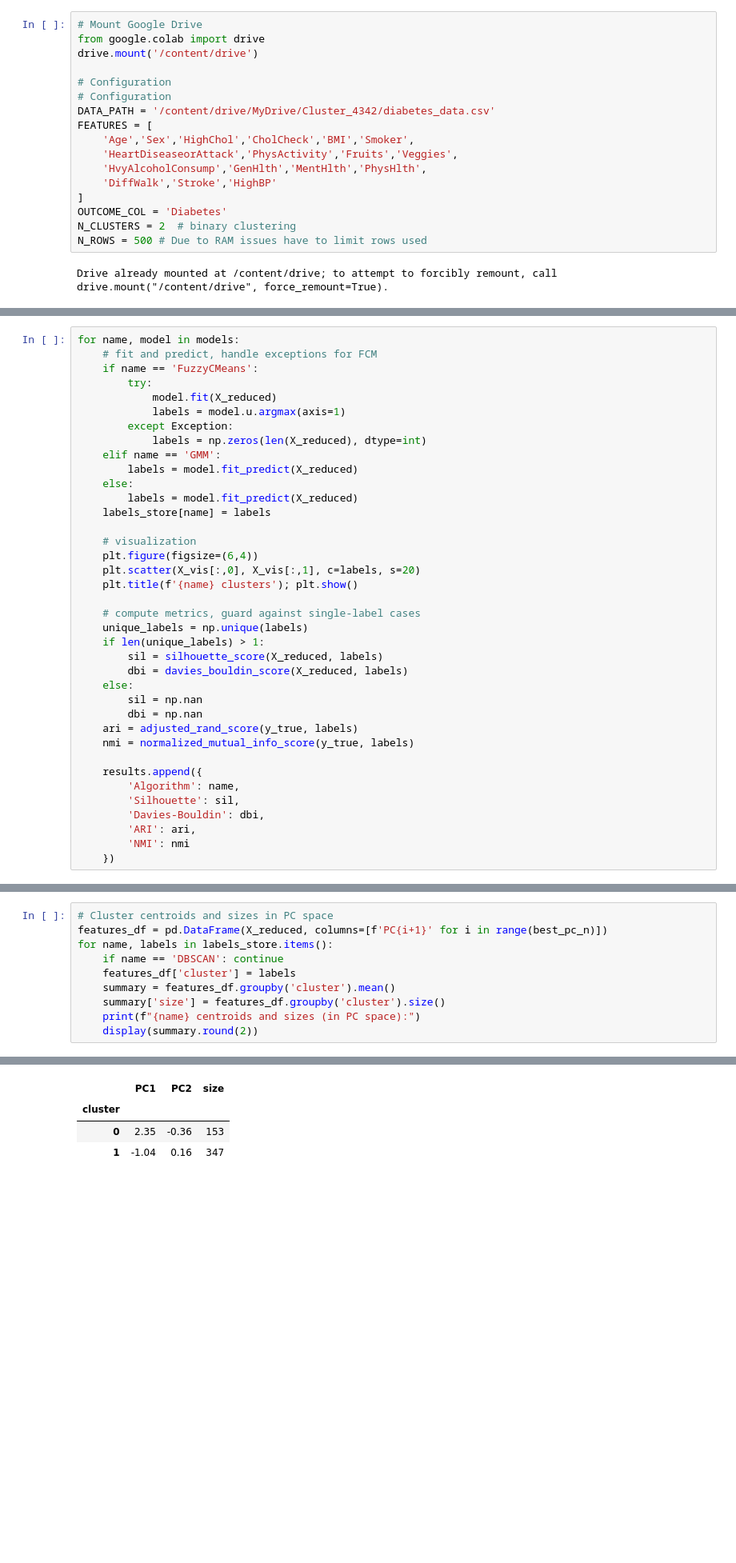
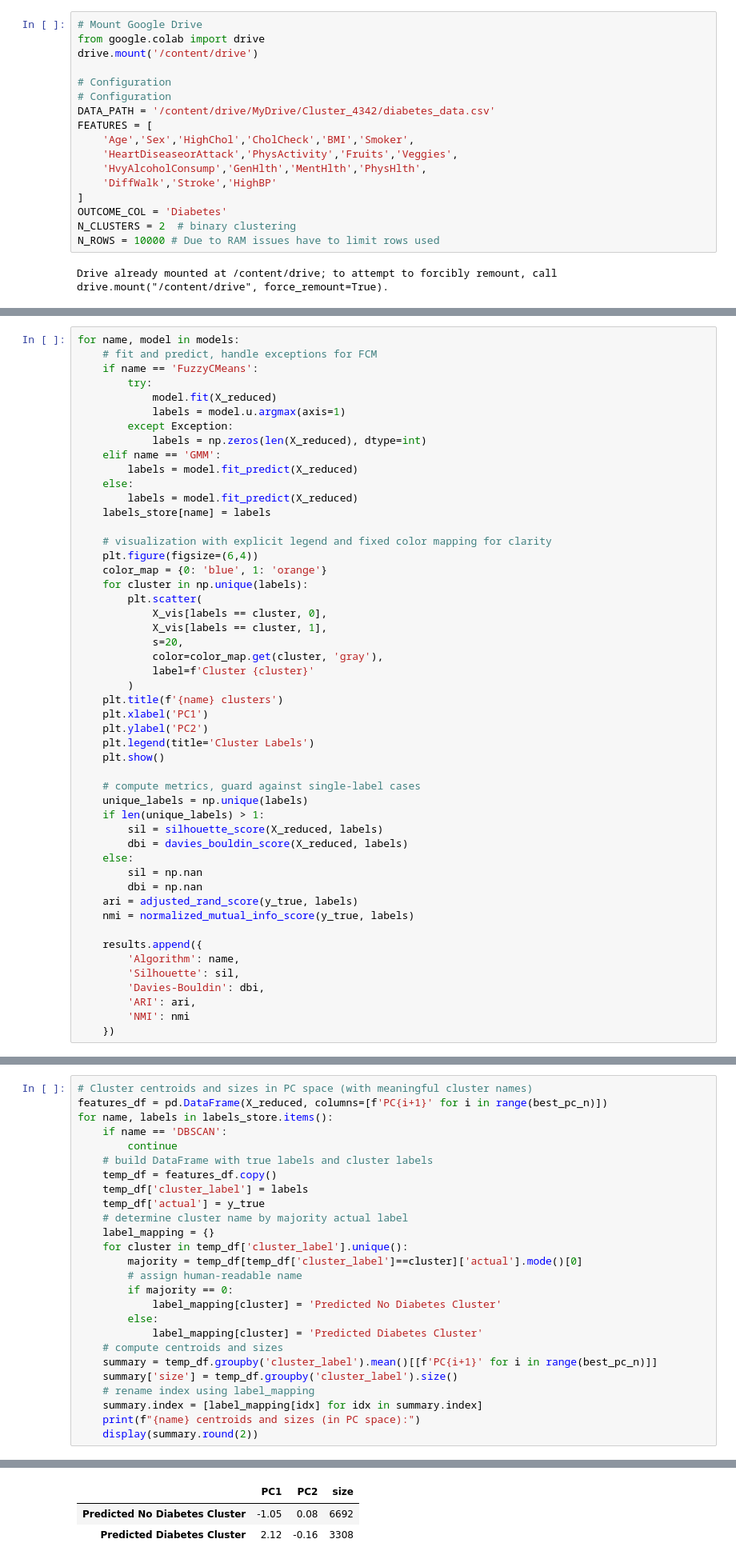
Before and after one commit to LucasChaney/CMPSCI4342, a Jupyter notebook: Proj_3/Cluster_Analysis.ipynb, the cells around one changed output, grey strips where cells are left out. Shown at 80% size. Drawn from its saved outputs; the diff is of its cells as text; blank space fills up the shorter version.

```diff
--- a/Proj_3/Cluster_Analysis.ipynb
+++ b/Proj_3/Cluster_Analysis.ipynb
@@ -65,7 +74,7 @@ FEATURES = [
 ]
 OUTCOME_COL = 'Diabetes'
 N_CLUSTERS = 2  # binary clustering
-N_ROWS = 500 # Due to RAM issues have to limit rows used
+N_ROWS = 10000 # Due to RAM issues have to limit rows used
 # %% [output]
 Drive already mounted at /content/drive; to attempt to forcibly remount, call drive.mount("/content/drive", force_remount=True).
 # %%
@@ -173,10 +182,22 @@ for name, model in models:
         labels = model.fit_predict(X_reduced)
     labels_store[name] = labels
 
-    # visualization
+    # visualization with explicit legend and fixed color mapping for clarity
     plt.figure(figsize=(6,4))
-    plt.scatter(X_vis[:,0], X_vis[:,1], c=labels, s=20)
-    plt.title(f'{name} clusters'); plt.show()
+    color_map = {0: 'blue', 1: 'orange'}
+    for cluster in np.unique(labels):
+        plt.scatter(
+            X_vis[labels == cluster, 0],
+            X_vis[labels == cluster, 1],
+            s=20,
+            color=color_map.get(cluster, 'gray'),
+            label=f'Cluster {cluster}'
+        )
+    plt.title(f'{name} clusters')
+    plt.xlabel('PC1')
+    plt.ylabel('PC2')
+    plt.legend(title='Cluster Labels')
+    plt.show()
 
     # compute metrics, guard against single-label cases
     unique_labels = np.unique(labels)
@@ -257,18 +295,33 @@ BIRCH Confusion Matrix (counts):
 # %%
-# Cluster centroids and sizes in PC space
+# Cluster centroids and sizes in PC space (with meaningful cluster names)
 features_df = pd.DataFrame(X_reduced, columns=[f'PC{i+1}' for i in range(best_pc_n)])
 for name, labels in labels_store.items():
-    if name == 'DBSCAN': continue
-    features_df['cluster'] = labels
-    summary = features_df.groupby('cluster').mean()
-    summary['size'] = features_df.groupby('cluster').size()
+    if name == 'DBSCAN':
+        continue
+    # build DataFrame with true labels and cluster labels
+    temp_df = features_df.copy()
+    temp_df['cluster_label'] = labels
+    temp_df['actual'] = y_true
+    # determine cluster name by majority actual label
+    label_mapping = {}
+    for cluster in temp_df['cluster_label'].unique():
+        majority = temp_df[temp_df['cluster_label']==cluster]['actual'].mode()[0]
+        # assign human-readable name
+        if majority == 0:
+            label_mapping[cluster] = 'Predicted No Diabetes Cluster'
+        else:
+            label_mapping[cluster] = 'Predicted Diabetes Cluster'
+    # compute centroids and sizes
+    summary = temp_df.groupby('cluster_label').mean()[[f'PC{i+1}' for i in range(best_pc_n)]]
+    summary['size'] = temp_df.groupby('cluster_label').size()
+    # rename index using label_mapping
+    summary.index = [label_mapping[idx] for idx in summary.index]
     print(f"{name} centroids and sizes (in PC space):")
     display(summary.round(2))
 # %% [output]
 KMeans centroids and sizes (in PC space):
 |  | PC1 | PC2 | size |
-| cluster |  |  |  |
-| 0 | 2.35 | -0.36 | 153 |
-| 1 | -1.04 | 0.16 | 347 |
+| Predicted No Diabetes Cluster | -1.05 | 0.08 | 6692 |
+| Predicted Diabetes Cluster | 2.12 | -0.16 | 3308 |
 Hierarchical centroids and sizes (in PC space):
 |  | PC1 | PC2 | size |
```
Also changed, not shown: parts of 11 cells of this notebook.
